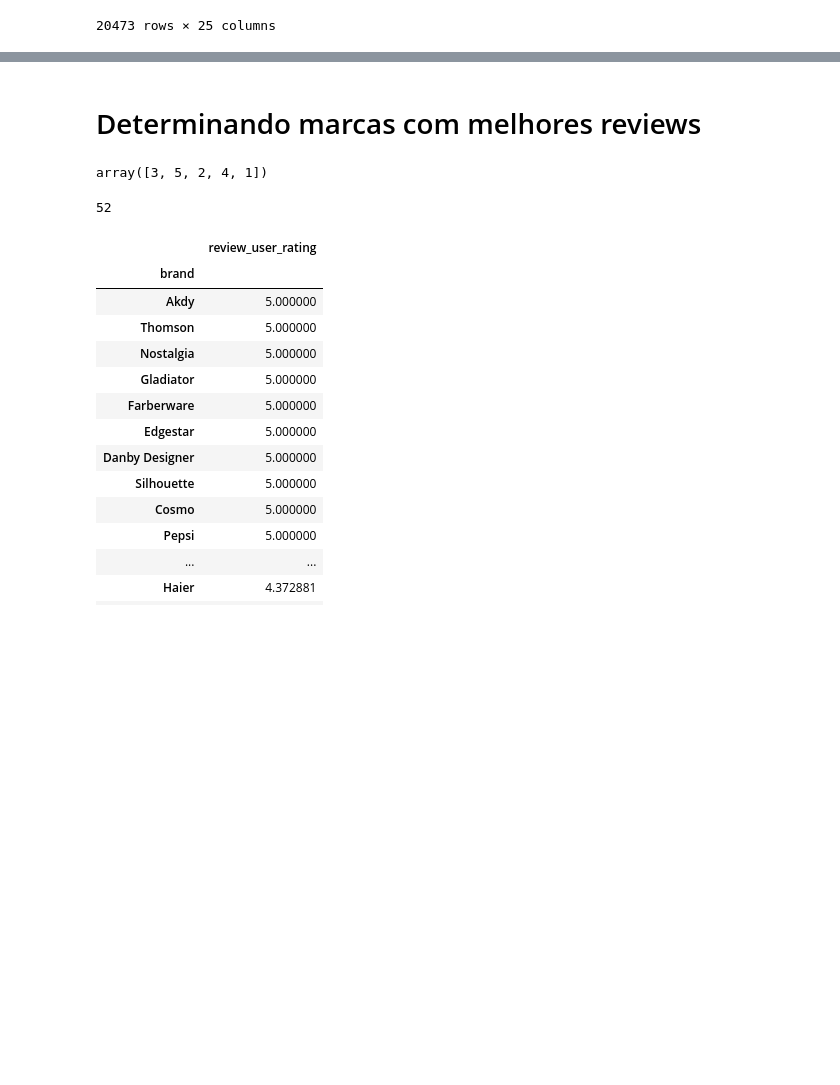
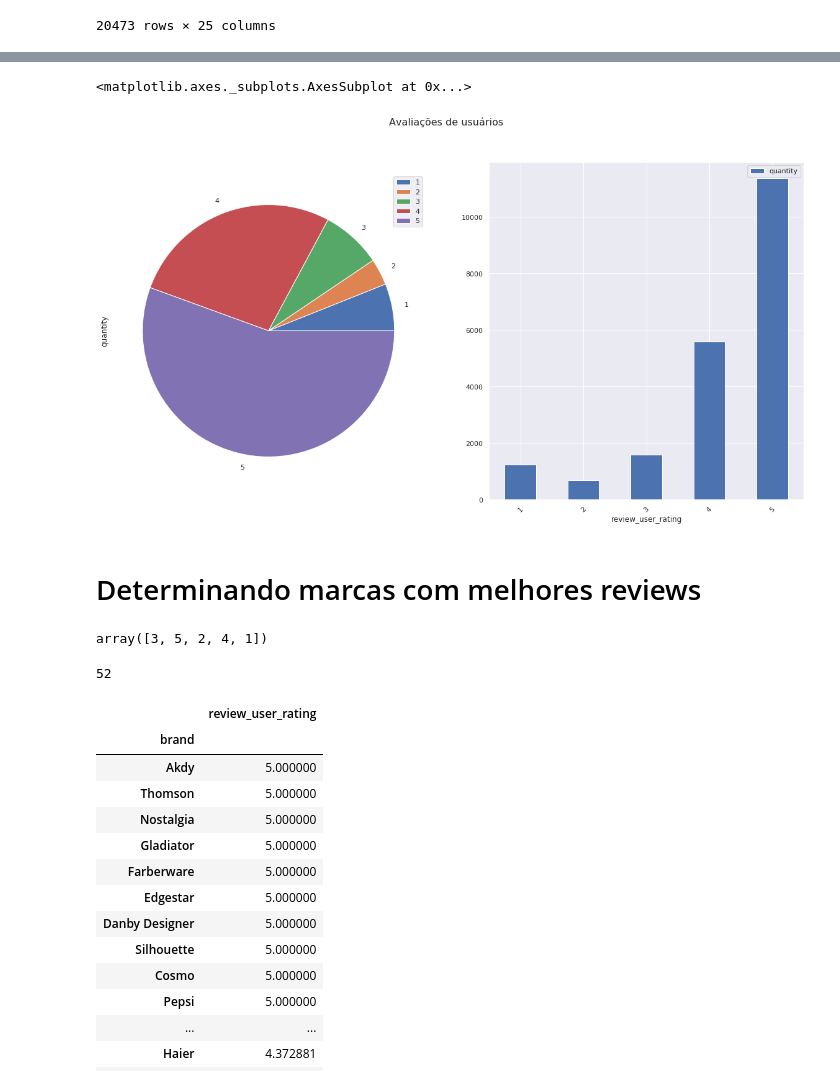
Before and after one commit to kenzosakiyama/extracao_de_aspectos, a Jupyter notebook: notebooks/intro.ipynb, the cells around one changed output, grey strips where cells are left out. Drawn from its saved outputs; the diff is of its cells as text; code cells hidden in the pictures; blank space fills up the shorter version.

```diff
--- a/notebooks/intro.ipynb
+++ b/notebooks/intro.ipynb
@@ -4,3 +1,10 @@ import json
+# %%
+import pandas as pd
+import json
+
+import seaborn as sns
+import matplotlib.pyplot as plt
+sns.set(rc={"figure.figsize": (20, 10)})
 # %% [markdown]
 # Carregando os dados
 # %%
@@ -33,0 +40,3 @@ data_df
+# %%
+aval_df = data_df.groupby("review_user_rating").count()[["retailer"]]
+aval_df.columns = ["quantity"]
@@ -33,0 +53,10 @@ data_df
+# %%
+# aval_df.plot.bar(rot=45)
+fig, axes = plt.subplots(nrows=1, ncols=2)
+fig.suptitle('Avaliações de usuários', fontsize=16)
+
+aval_df.plot.pie(y="quantity", ax=axes[0])
+aval_df.plot.bar(rot=45, ax=axes[1])
+# %% [output]
+<matplotlib.axes._subplots.AxesSubplot at 0x...>
+[figure, added]
```
Also changed, not shown: parts of 5 cells of this notebook, 3 other files.
